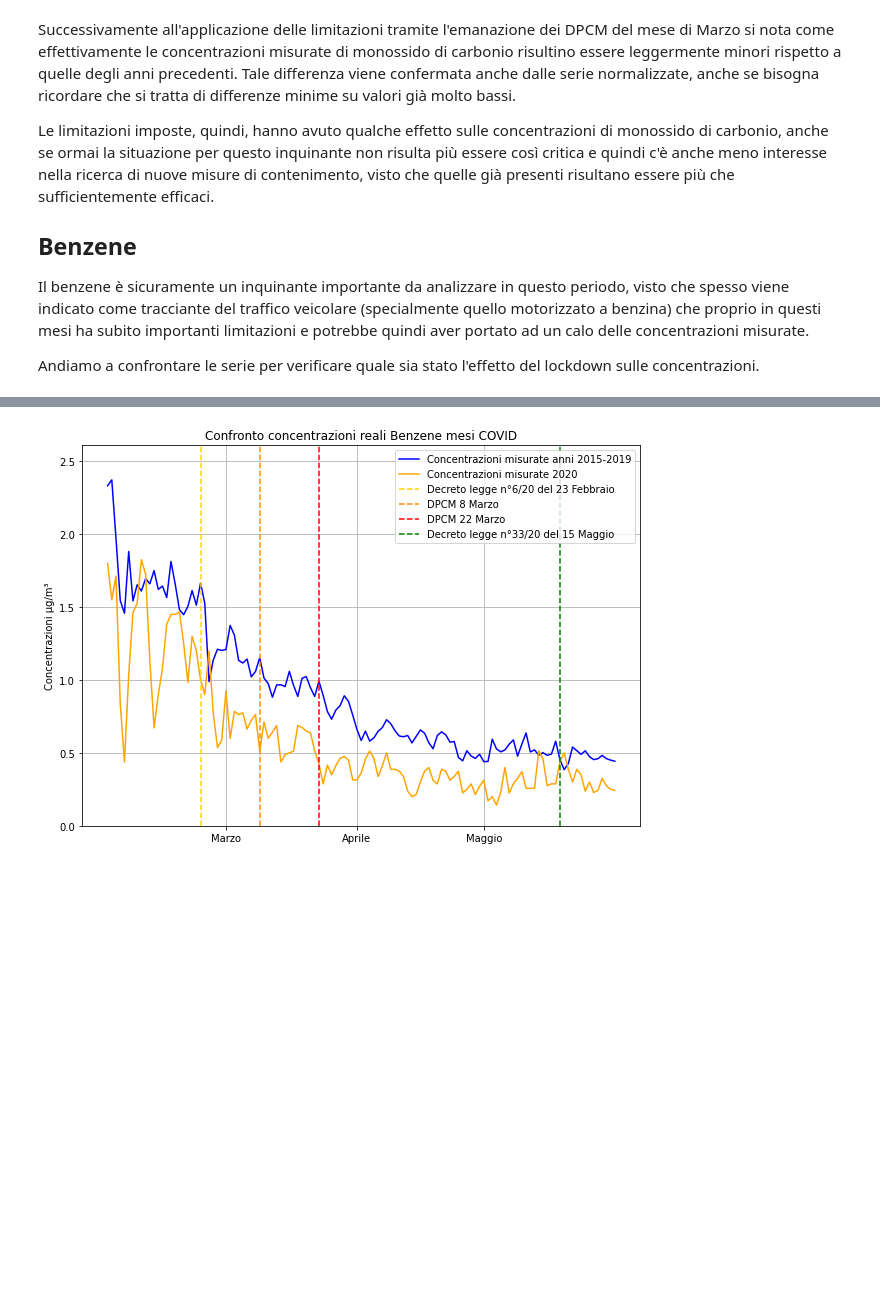
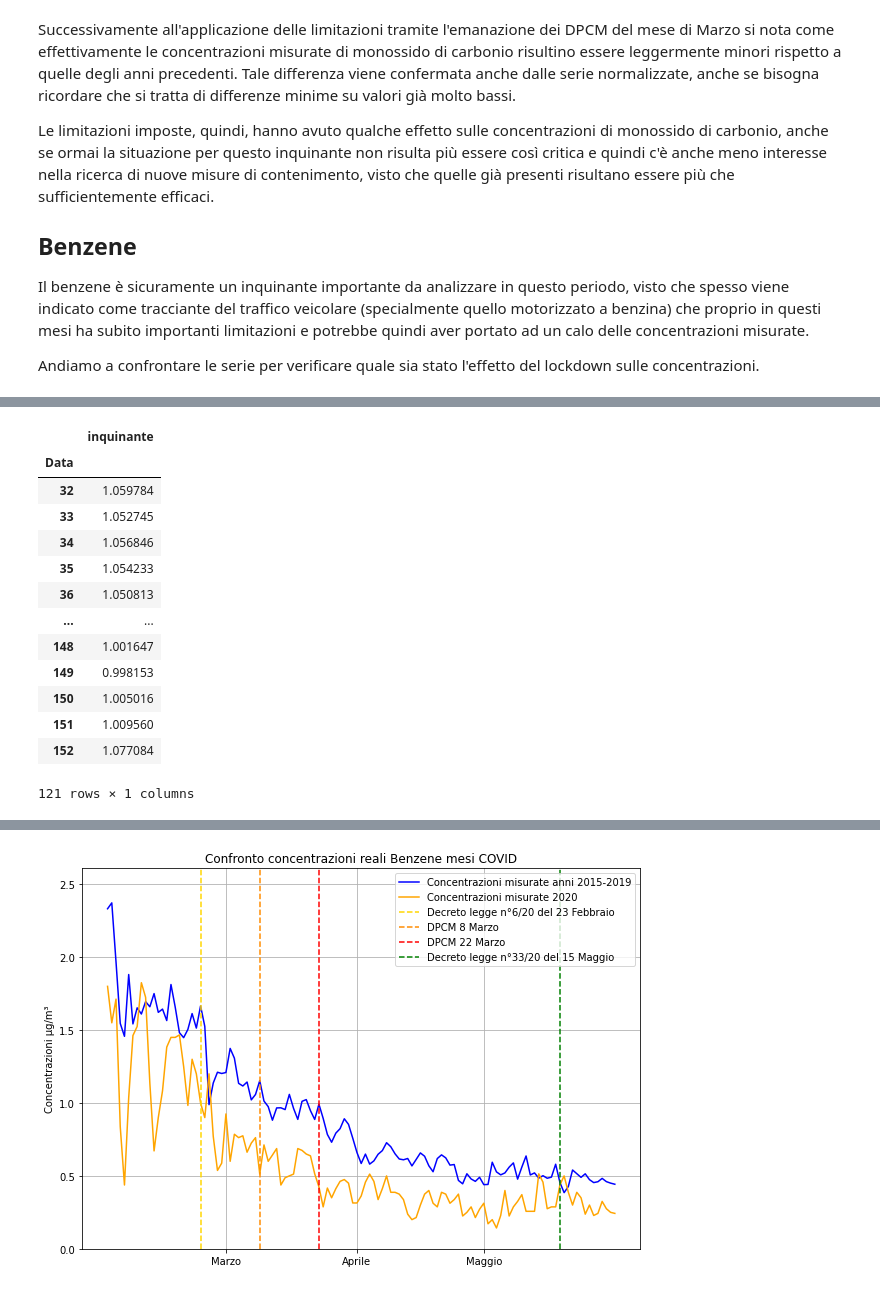
Before and after one commit to MarcoBelotti96/Tesi, a Jupyter notebook: src/AnalisiCovid.ipynb, the cells around one changed output, grey strips where cells are left out. Saved outputs shown, nothing was run; the diff lists cells and outputs as text; code cells hidden in the pictures; blank space fills up the shorter version.

```diff
--- a/src/AnalisiCovid.ipynb
+++ b/src/AnalisiCovid.ipynb
@@ -314,0 +354,17 @@ plt.show()
+# %%
+serie_storica_norm
+# %% [output]
+|  | inquinante |
+| Data |  |
+| 32 | 1.059784 |
+| 33 | 1.052745 |
+| 34 | 1.056846 |
+| 35 | 1.054233 |
+| 36 | 1.050813 |
+| ... | ... |
+| 148 | 1.001647 |
+| 149 | 0.998153 |
+| 150 | 1.005016 |
+| 151 | 1.009560 |
+| 152 | 1.077084 |
+121 rows × 1 columns
```
Also changed, not shown: parts of 8 cells of this notebook, 7 other files.
